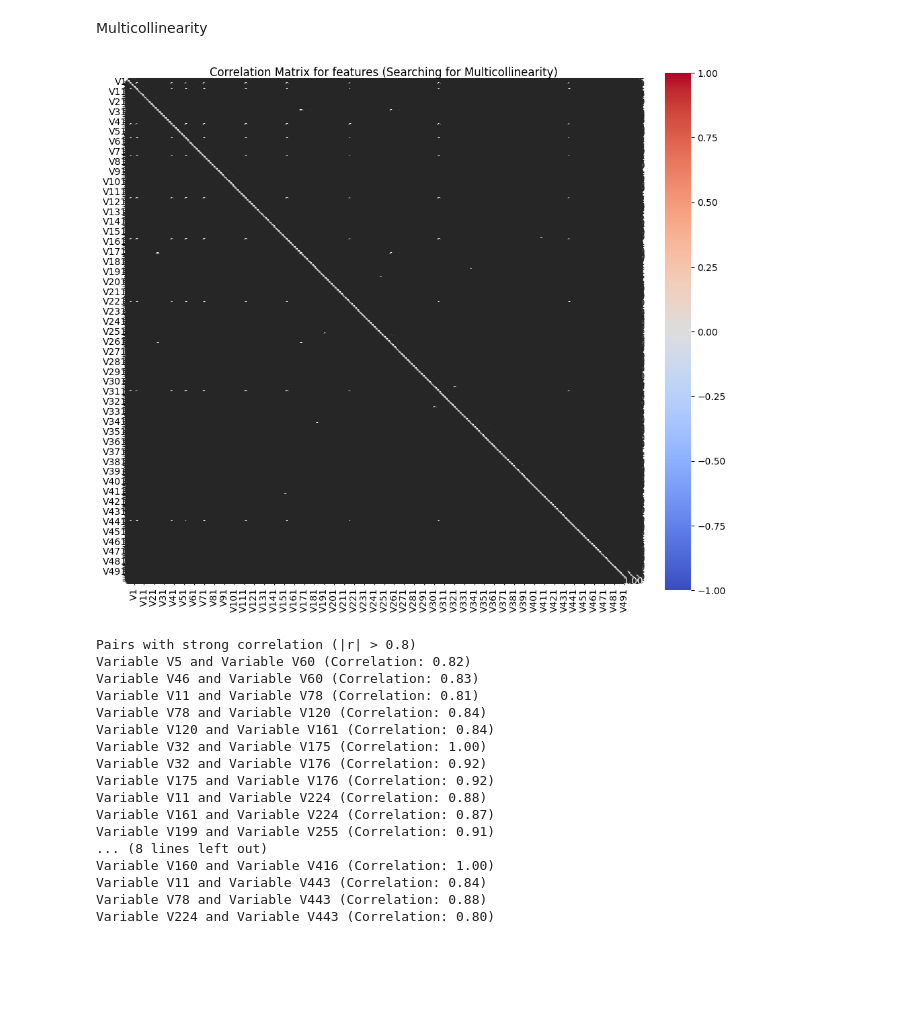
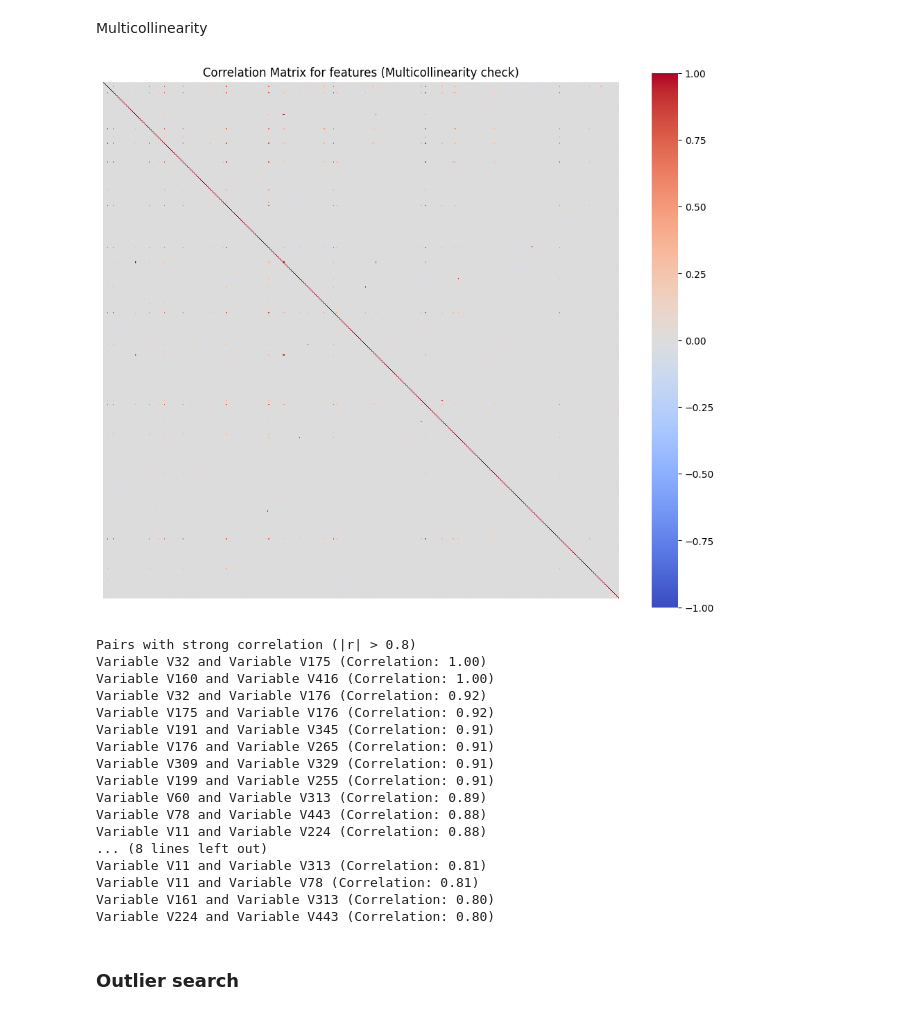
Before and after one commit to annaostrowska03/cost-sensitive-predcitive-modeling, a Jupyter notebook: notebooks/01_EDA.ipynb, the cells around one changed output. Cells and saved outputs as stored; diff of their text form; code cells hidden in the pictures; blank space fills up the shorter version.

```diff
--- a/notebooks/01_EDA.ipynb
+++ b/notebooks/01_EDA.ipynb
@@ -90,14 +95,15 @@ Multicollinearity
 # %%
 corr_matrix = X_train.corr()
 
 plt.figure(figsize=(12, 10))
 
-sns.heatmap(corr_matrix, annot=True, fmt=".2f", cmap='coolwarm',
-            vmin=-1, vmax=1, square=True, linewidths=.5)
-plt.title("Correlation Matrix for features (Searching for Multicollinearity)")
+sns.heatmap(corr_matrix, annot=False, cmap='coolwarm', vmin=-1, vmax=1,
+            square=True, linewidths=0, xticklabels=False, yticklabels=False)
+
+plt.title("Correlation Matrix for features (Multicollinearity check)")
 plt.show()
 # %% [output]
-[figure, old version]
+[figure, new version]
 # %%
 threshold = 0.80
 highly_correlated_pairs = []
@@ -107,27 +113,32 @@ upper_triangle = corr_matrix.where(np.triu(np.ones(corr_matrix.shape), k=1).asty
 for col in upper_triangle.columns:
     for row in upper_triangle.index:
         corr_value = upper_triangle.loc[row, col]
-        if abs(corr_value) > threshold:
+        if pd.notna(corr_value) and abs(corr_value) > threshold:
             highly_correlated_pairs.append((row, col, corr_value))
 
+highly_correlated_pairs.sort(key=lambda x: abs(x[2]), reverse=True)
 print(f"\nPairs with strong correlation (|r| > {threshold})")
 for var1, var2, val in highly_correlated_pairs:
     print(f"Variable {var1} and Variable {var2} (Correlation: {val:.2f})")
+
+# We see that there are some highly correlared pairs of features
 # %% [output]
 Pairs with strong correlation (|r| > 0.8)
-Variable V5 and Variable V60 (Correlation: 0.82)
-Variable V46 and Variable V60 (Correlation: 0.83)
-Variable V11 and Variable V78 (Correlation: 0.81)
-Variable V78 and Variable V120 (Correlation: 0.84)
-Variable V120 and Variable V161 (Correlation: 0.84)
 Variable V32 and Variable V175 (Correlation: 1.00)
+Variable V160 and Variable V416 (Correlation: 1.00)
 Variable V32 and Variable V176 (Correlation: 0.92)
 Variable V175 and Variable V176 (Correlation: 0.92)
+Variable V191 and Variable V345 (Correlation: 0.91)
+Variable V176 and Variable V265 (Correlation: 0.91)
+Variable V309 and Variable V329 (Correlation: 0.91)
+Variable V199 and Variable V255 (Correlation: 0.91)
+Variable V60 and Variable V313 (Correlation: 0.89)
+Variable V78 and Variable V443 (Correlation: 0.88)
 Variable V11 and Variable V224 (Correlation: 0.88)
-Variable V161 and Variable V224 (Correlation: 0.87)
-Variable V199 and Variable V255 (Correlation: 0.91)
 ... (8 lines left out)
-Variable V160 and Variable V416 (Correlation: 1.00)
-Variable V11 and Variable V443 (Correlation: 0.84)
-Variable V78 and Variable V443 (Correlation: 0.88)
+Variable V11 and Variable V313 (Correlation: 0.81)
+Variable V11 and Variable V78 (Correlation: 0.81)
+Variable V161 and Variable V313 (Correlation: 0.80)
 Variable V224 and Variable V443 (Correlation: 0.80)
+# %% [markdown]
+### Outlier search
```
Also changed, not shown: parts of 18 cells of this notebook, 1 other file.
